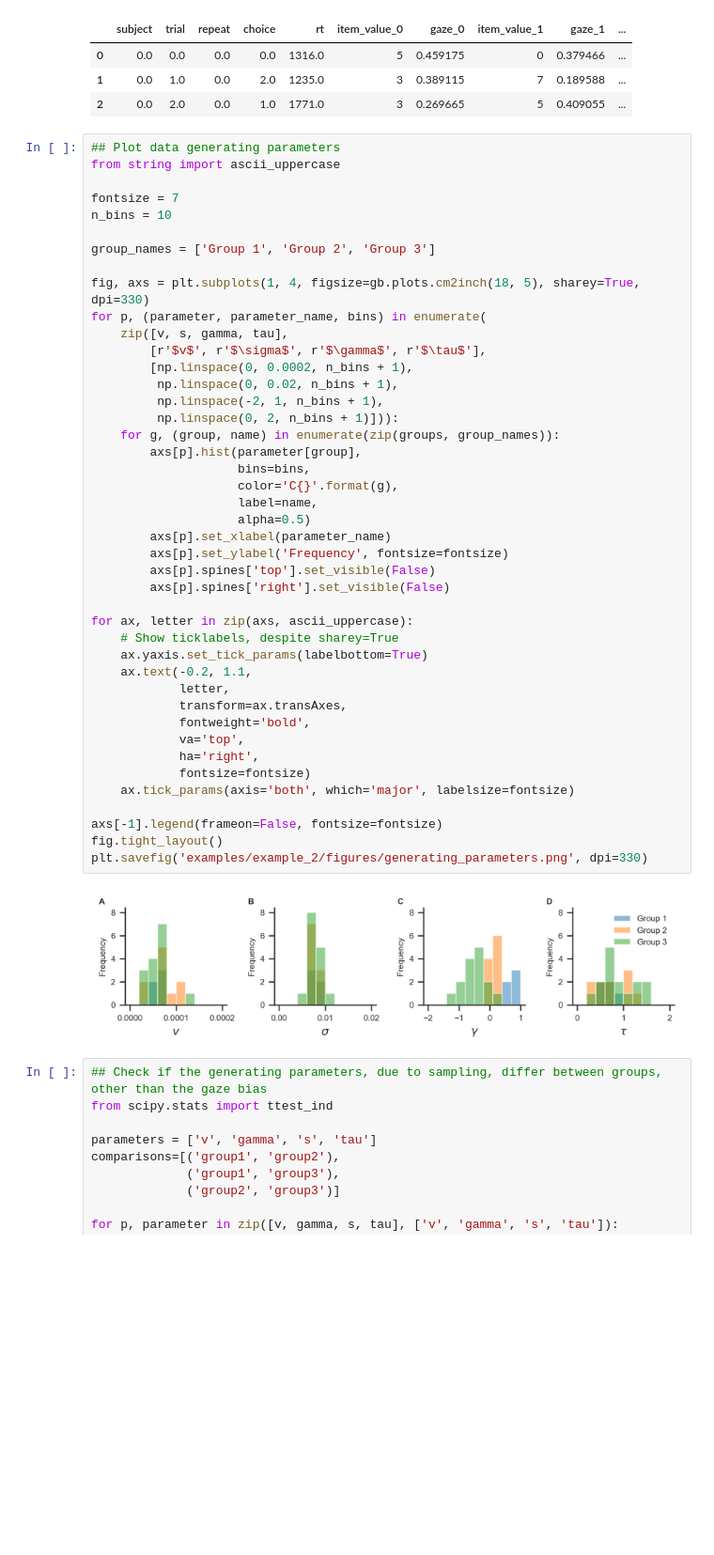
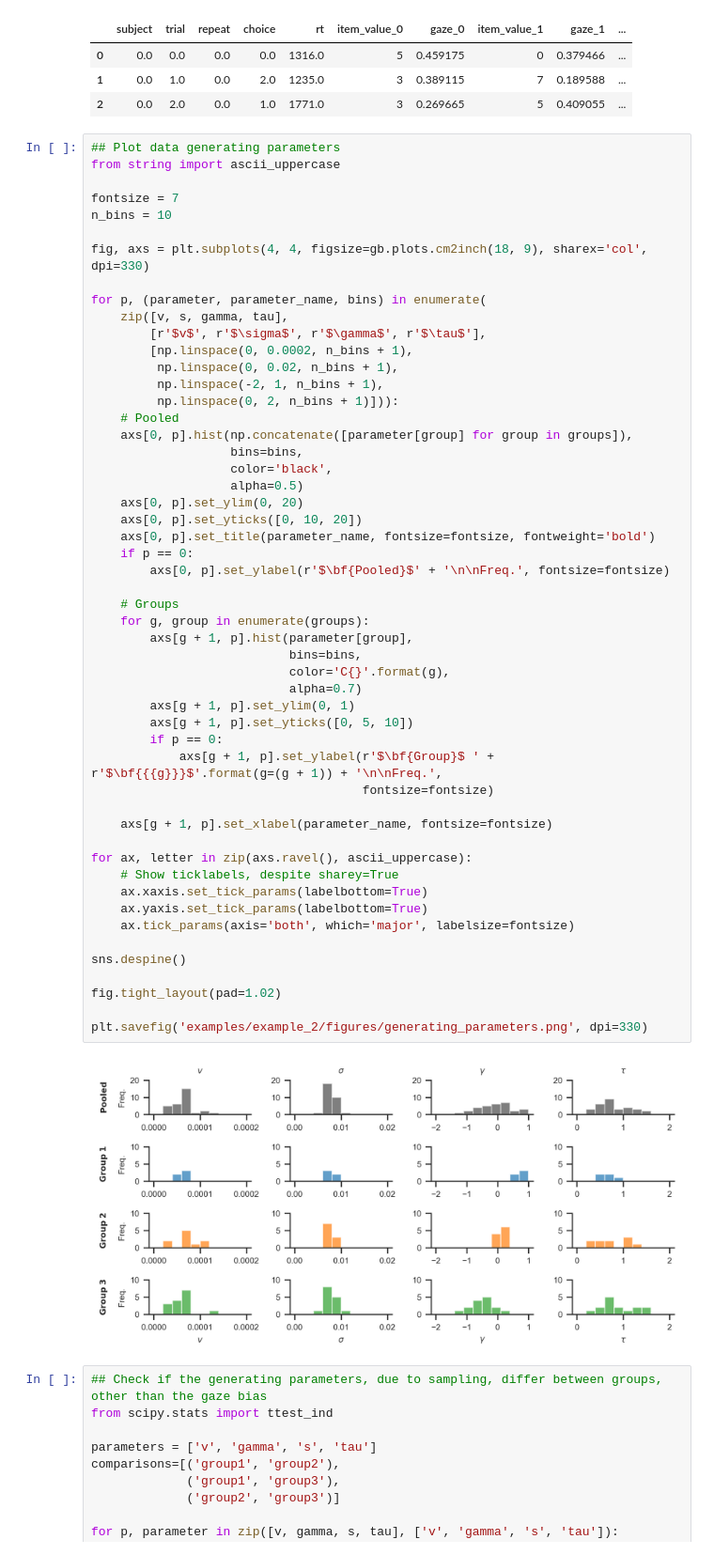
Before and after one commit to glamlab/glambox, a Jupyter notebook: Example_2_Hierarchical_estimation.ipynb, the cells around one changed output. Shown at 94% size. Drawn from its saved outputs; the diff is of its cells as text; blank space fills up the shorter version.

```diff
--- a/Example_2_Hierarchical_estimation.ipynb
+++ b/Example_2_Hierarchical_estimation.ipynb
@@ -87,48 +87,57 @@ data.head(3)
 # %%
 ## Plot data generating parameters
 from string import ascii_uppercase
 
 fontsize = 7
 n_bins = 10
 
-group_names = ['Group 1', 'Group 2', 'Group 3']
+fig, axs = plt.subplots(4, 4, figsize=gb.plots.cm2inch(18, 9), sharex='col', dpi=330)
 
-fig, axs = plt.subplots(1, 4, figsize=gb.plots.cm2inch(18, 5), sharey=True, dpi=330)
 for p, (parameter, parameter_name, bins) in enumerate(
     zip([v, s, gamma, tau],
         [r'$v$', r'$\sigma$', r'$\gamma$', r'$\tau$'],
         [np.linspace(0, 0.0002, n_bins + 1),
          np.linspace(0, 0.02, n_bins + 1),
          np.linspace(-2, 1, n_bins + 1),
          np.linspace(0, 2, n_bins + 1)])):
-    for g, (group, name) in enumerate(zip(groups, group_names)):
-        axs[p].hist(parameter[group],
-                    bins=bins,
-                    color='C{}'.format(g),
-                    label=name,
-                    alpha=0.5)
-        axs[p].set_xlabel(parameter_name)
-        axs[p].set_ylabel('Frequency', fontsize=fontsize)
-        axs[p].spines['top'].set_visible(False)
-        axs[p].spines['right'].set_visible(False)
+    # Pooled
+    axs[0, p].hist(np.concatenate([parameter[group] for group in groups]),
+                   bins=bins,
+                   color='black',
+                   alpha=0.5)
+    axs[0, p].set_ylim(0, 20)
+    axs[0, p].set_yticks([0, 10, 20])
+    axs[0, p].set_title(parameter_name, fontsize=fontsize, fontweight='bold')
+    if p == 0:
+        axs[0, p].set_ylabel(r'$\bf{Pooled}$' + '\n\nFreq.', fontsize=fontsize)
 
-for ax, letter in zip(axs, ascii_uppercase):
+    # Groups
+    for g, group in enumerate(groups):
+        axs[g + 1, p].hist(parameter[group],
+                           bins=bins,
+                           color='C{}'.format(g),
+                           alpha=0.7)
+        axs[g + 1, p].set_ylim(0, 1)
+        axs[g + 1, p].set_yticks([0, 5, 10])
+        if p == 0:
+            axs[g + 1, p].set_ylabel(r'$\bf{Group}$ ' + r'$\bf{{{g}}}$'.format(g=(g + 1)) + '\n\nFreq.',
+                                     fontsize=fontsize)
+
+    axs[g + 1, p].set_xlabel(parameter_name, fontsize=fontsize)
+
+for ax, letter in zip(axs.ravel(), ascii_uppercase):
     # Show ticklabels, despite sharey=True
+    ax.xaxis.set_tick_params(labelbottom=True)
     ax.yaxis.set_tick_params(labelbottom=True)
-    ax.text(-0.2, 1.1,
-            letter,
-            transform=ax.transAxes,
-            fontweight='bold',
-            va='top',
-            ha='right',
-            fontsize=fontsize)
     ax.tick_params(axis='both', which='major', labelsize=fontsize)
 
-axs[-1].legend(frameon=False, fontsize=fontsize)
-fig.tight_layout()
+sns.despine()
+
+fig.tight_layout(pad=1.02)
+
 plt.savefig('examples/example_2/figures/generating_parameters.png', dpi=330)
 # %% [output]
-[figure, old version]
+[figure, new version]
 # %%
 ## Check if the generating parameters, due to sampling, differ between groups, other than the gaze bias
 from scipy.stats import ttest_ind
```
Also changed, not shown: parts of 5 cells of this notebook, 4 other files.
